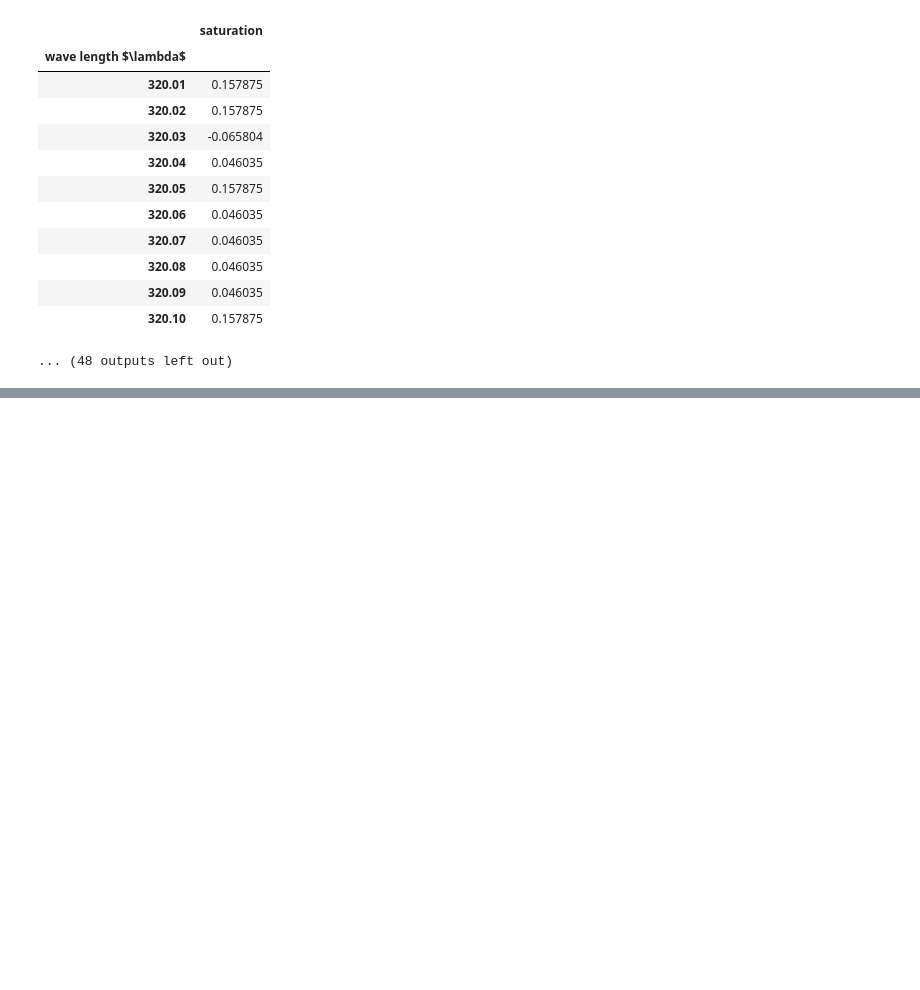
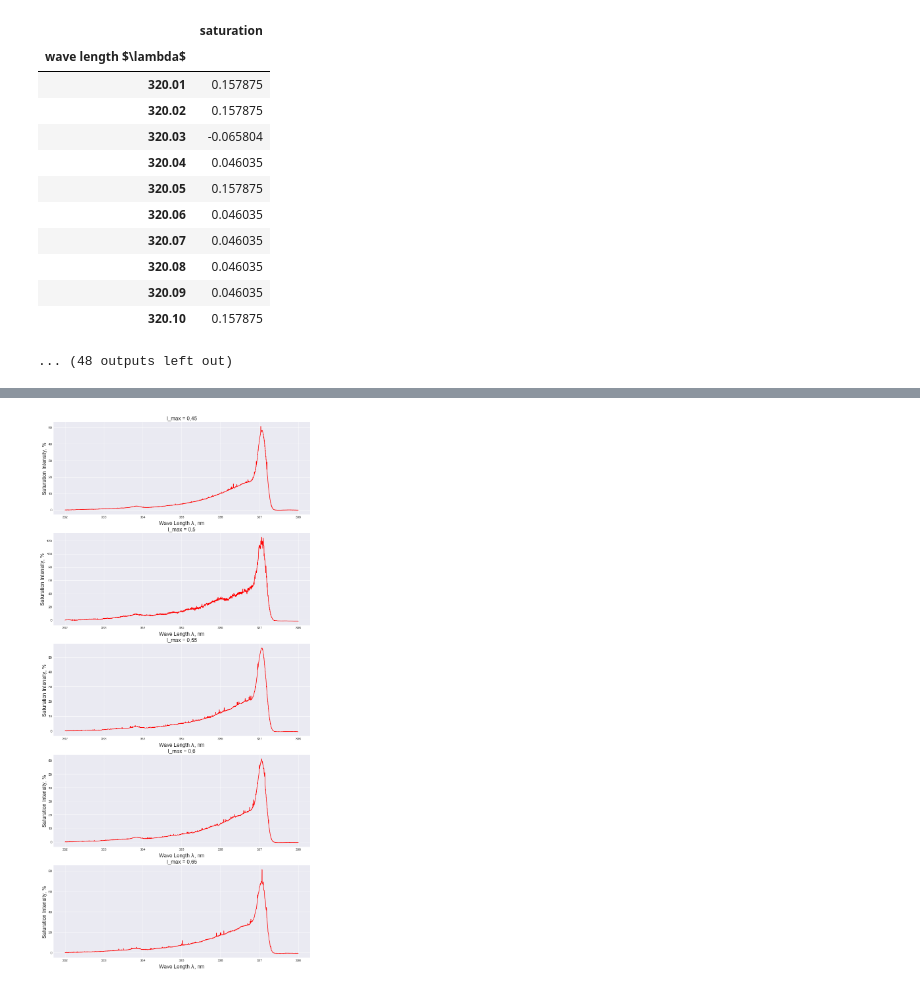
Before and after one commit to verwindle/PMR, a Jupyter notebook: N2/N2.ipynb, the cells around one changed output, grey strips where cells are left out. Cells and saved outputs as stored; diff of their text form; code cells hidden in the pictures; blank space fills up the shorter version.

```diff
--- a/N2/N2.ipynb
+++ b/N2/N2.ipynb
@@ -695,0 +209,4 @@ KeyError: 'index'
+# %%
+CurveLine.drawer(5, 1, 'I_max')
+# %% [output]
+[figure, added]
```
Also changed, not shown: parts of 123 cells of this notebook, 38 other files.
